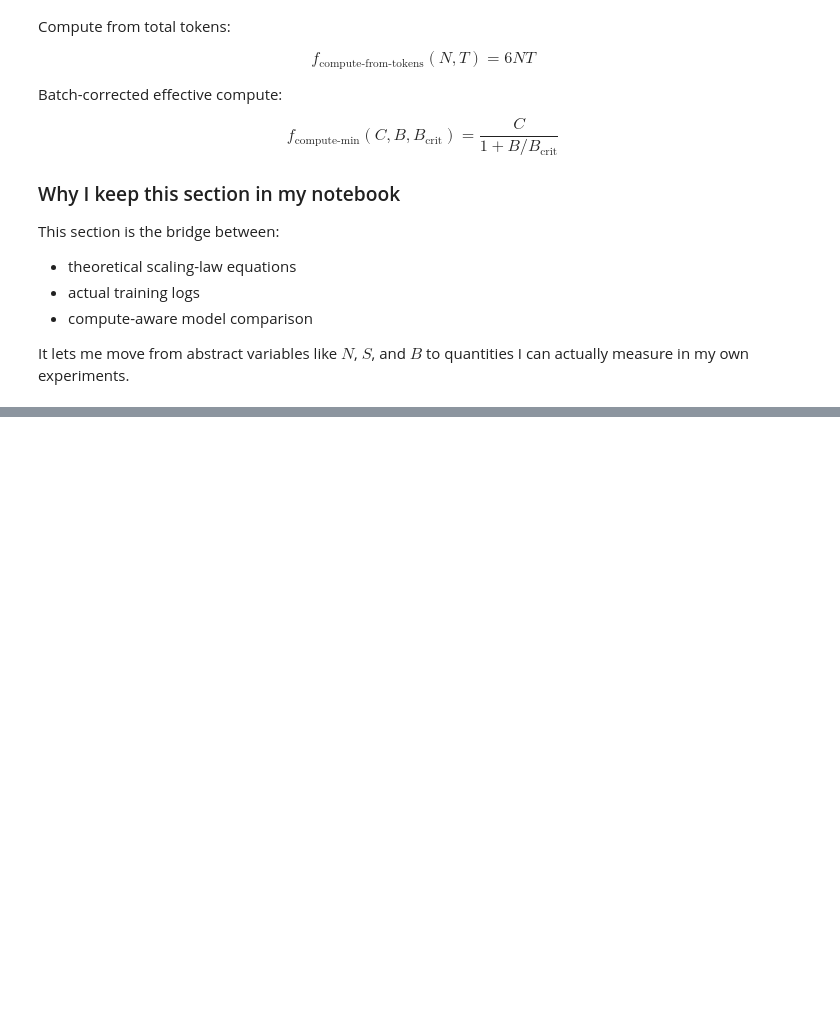
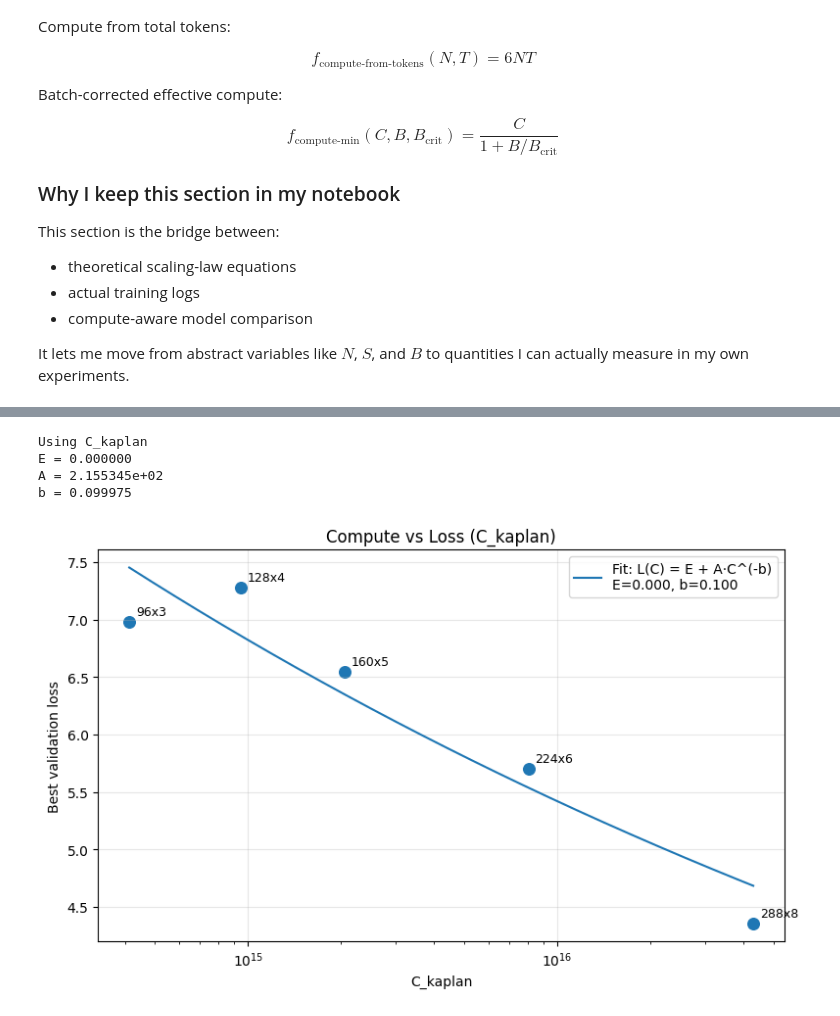
Before and after one commit to tedasdf/Attention_Triton, a Jupyter notebook: research/paper/scaling.ipynb, the cells around one changed output, grey strips where cells are left out. Cells and saved outputs as stored; diff of their text form; code cells hidden in the pictures; blank space fills up the shorter version.

```diff
--- a/research/paper/scaling.ipynb
+++ b/research/paper/scaling.ipynb
@@ -1245,0 +1411,73 @@ It lets me move from abstract variables like $N$, $S$, and $B$ to quantities I c
+# %%
+
+# choose one compute definition for the plot
+compute_col = "C_kaplan"   # try also: C_exact, C_eff, C_kaplan
+
+plot_df = df[[compute_col, "loss", "run_name", "width", "depth"]].dropna().sort_values(compute_col)
+
+x = plot_df[compute_col].to_numpy(dtype=float)
+y = plot_df["loss"].to_numpy(dtype=float)
+
+# saturating power law
+def loss_curve(C, E, A, b):
+    return E + A * (C ** (-b))
+
+# reasonable initialization
+E0 = max(0.0, y.min() * 0.8)
+A0 = (y.max() - y.min()) * (x.min() ** 0.1)
+b0 = 0.1
+
+params, _ = curve_fit(
+    loss_curve,
+    x,
+    y,
+    p0=[E0, A0, b0],
+    bounds=([0.0, 0.0, 0.0], [np.inf, np.inf, 5.0]),
+    method="trf",
+    maxfev=20000,
+)
+
+E_hat, A_hat, b_hat = params
+
+print(f"Using {compute_col}")
+print(f"E = {E_hat:.6f}")
+print(f"A = {A_hat:.6e}")
+print(f"b = {b_hat:.6f}")
+
+# smooth fitted curve
+x_grid = np.geomspace(x.min(), x.max(), 300)
+y_grid = loss_curve(x_grid, *params)
+
+# plot
+plt.figure(figsize=(8, 5))
+plt.scatter(x, y, s=70)
+
+for _, row in plot_df.iterrows():
+    plt.annotate(
+        f"{row['width']}x{row['depth']}",
+        (row[compute_col], row["loss"]),
+        textcoords="offset points",
+        xytext=(5, 5),
+        fontsize=9,
+    )
+
+plt.plot(
+    x_grid,
+    y_grid,
+    label=f"Fit: L(C) = E + A·C^(-b)\nE={E_hat:.3f}, b={b_hat:.3f}"
+)
+
+plt.xscale("log")
+plt.xlabel(compute_col)
+plt.ylabel("Best validation loss")
+plt.title(f"Compute vs Loss ({compute_col})")
+plt.grid(True, alpha=0.3)
+plt.legend()
+plt.tight_layout()
+plt.show()
+# %% [output]
+Using C_kaplan
+E = 0.000000
+A = 2.155345e+02
+b = 0.099975
+[figure, added]
```
Also changed, not shown: parts of 7 cells of this notebook, 10 other files.
